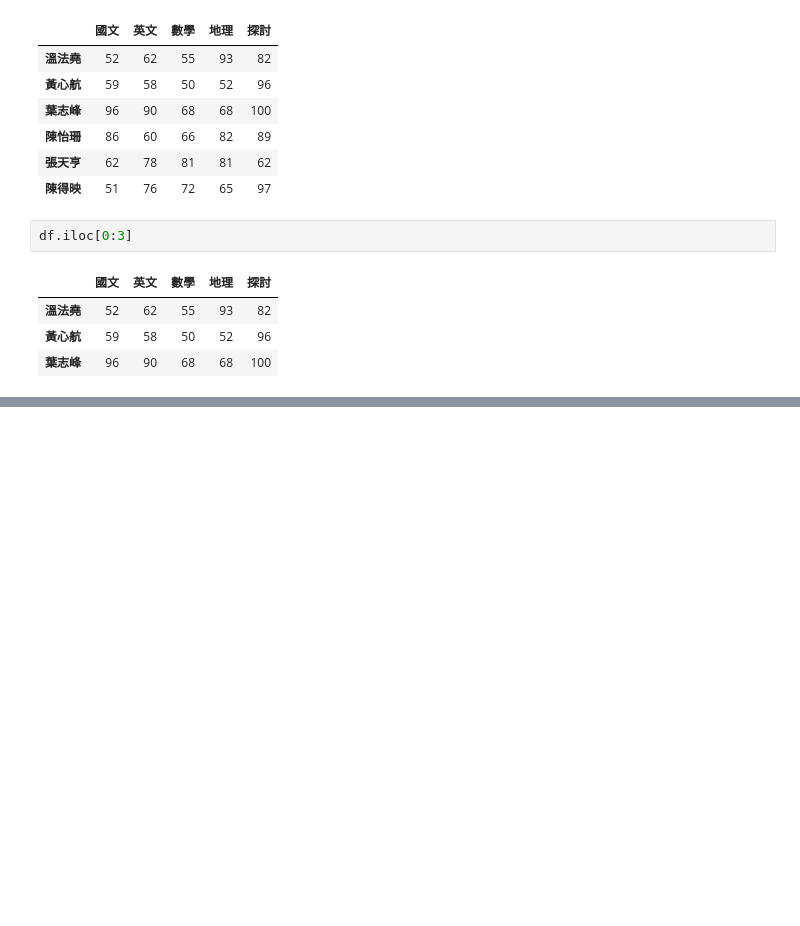
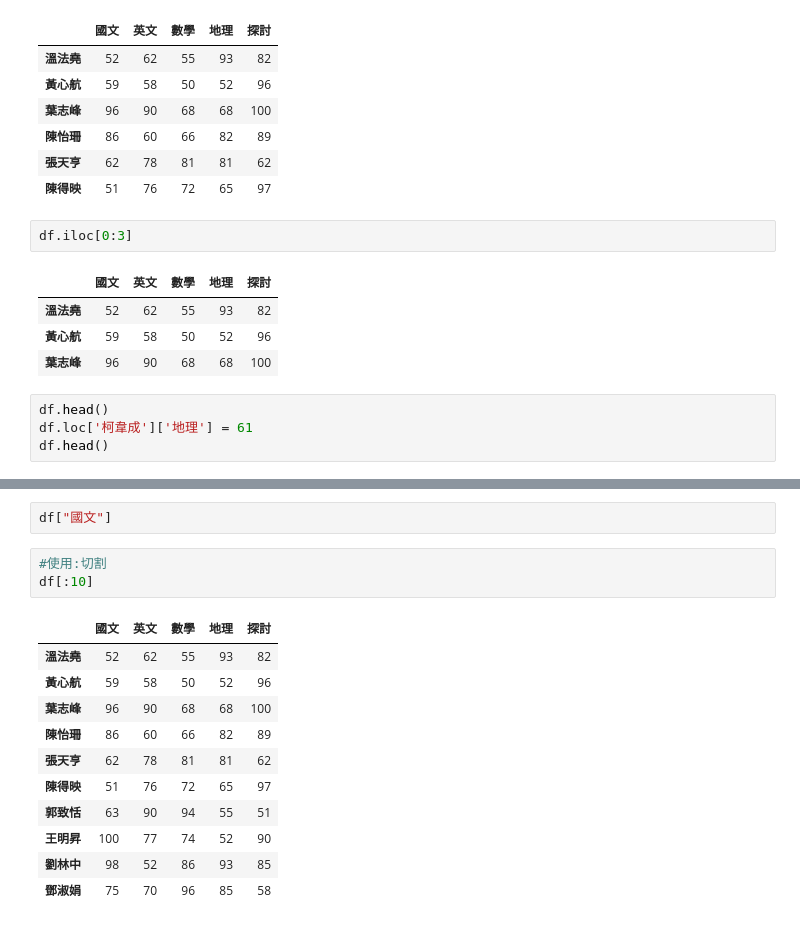
Before and after one commit to liminchang/python_analysis, a Jupyter notebook: lesson5_4.ipynb, the cells around one changed output, grey strips where cells are left out. Drawn from its saved outputs; the diff is of its cells as text; blank space fills up the shorter version.

```diff
--- a/lesson5_4.ipynb
+++ b/lesson5_4.ipynb
@@ -107,3 +107,7 @@ df.iloc[0:3]
 | 溫法堯 | 52 | 62 | 55 | 93 | 82 |
 | 黃心航 | 59 | 58 | 50 | 52 | 96 |
 | 葉志峰 | 96 | 90 | 68 | 68 | 100 |
+# %%
+df.head()
+df.loc['柯韋成']['地理'] = 61
+df.head()
@@ -109,0 +131,17 @@ df.iloc[0:3]
+# %%
+df["國文"]
+# %%
+#使用:切割
+df[:10]
+# %% [output]
+|  | 國文 | 英文 | 數學 | 地理 | 探討 |
+| 溫法堯 | 52 | 62 | 55 | 93 | 82 |
+| 黃心航 | 59 | 58 | 50 | 52 | 96 |
+| 葉志峰 | 96 | 90 | 68 | 68 | 100 |
+| 陳怡珊 | 86 | 60 | 66 | 82 | 89 |
+| 張天亨 | 62 | 78 | 81 | 81 | 62 |
+| 陳得映 | 51 | 76 | 72 | 65 | 97 |
+| 郭致恬 | 63 | 90 | 94 | 55 | 51 |
+| 王明昇 | 100 | 77 | 74 | 52 | 90 |
+| 劉林中 | 98 | 52 | 86 | 93 | 85 |
+| 鄧淑娟 | 75 | 70 | 96 | 85 | 58 |
```
Also changed, not shown: parts of 2 cells of this notebook.
